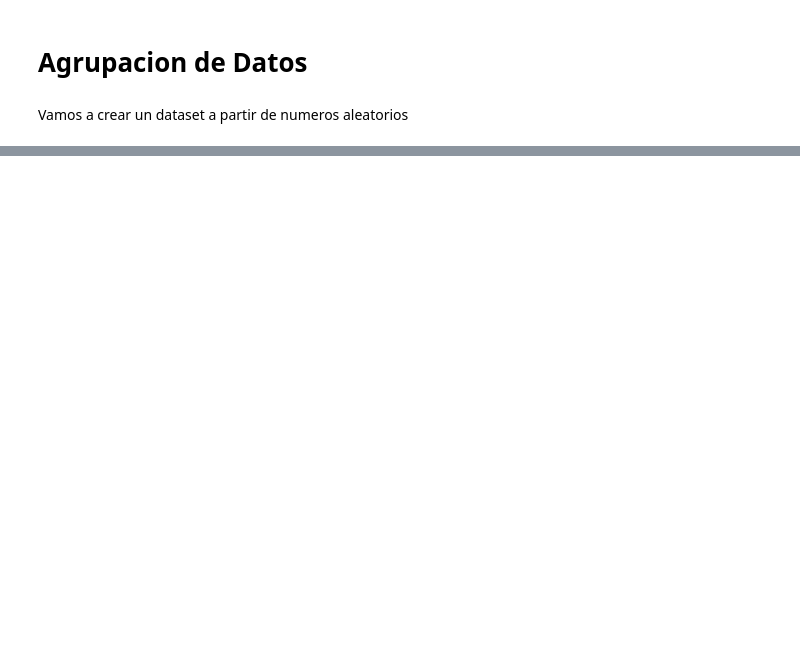
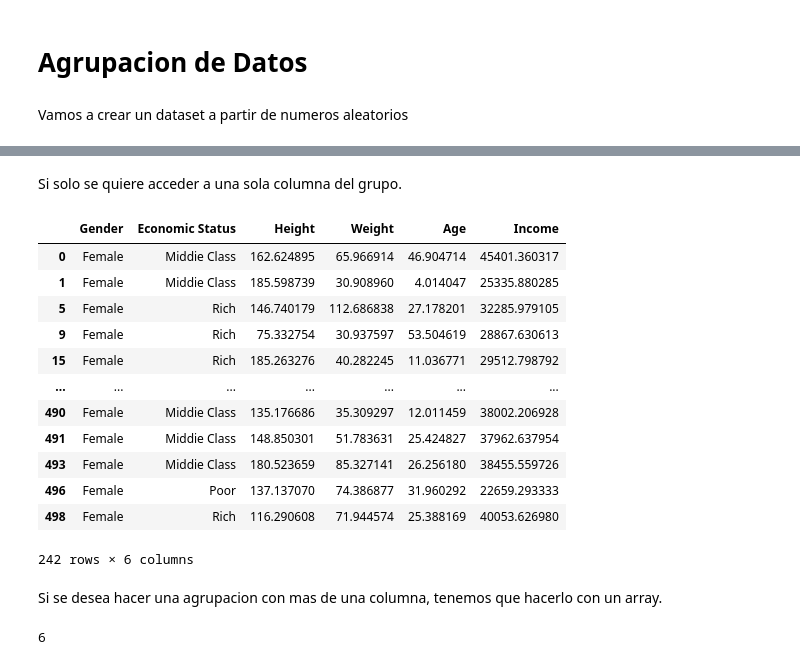
Before and after one commit to fgmolteni/Curso-Ciencia-de-Datos, a Jupyter notebook: seccion_2/S2_3_AgruparDatos.ipynb, the cells around one changed output, grey strips where cells are left out. Drawn from its saved outputs; the diff is of its cells as text; code cells hidden in the pictures; blank space fills up the shorter version.

```diff
--- a/seccion_2/S2_3_AgruparDatos.ipynb
+++ b/seccion_2/S2_3_AgruparDatos.ipynb
@@ -71,0 +68,2 @@ data.head()
+# %%
+grouped_gender = data.groupby("Gender")
@@ -71,0 +96,22 @@ data.head()
+# %% [markdown]
+Si solo se quiere acceder a una sola columna del grupo.
+# %%
+
+grouped_gender.get_group("Female")
+# %% [output]
+|  | Gender | Economic Status | Height | Weight | Age | Income |
+| 0 | Female | Middie Class | 162.624895 | 65.966914 | 46.904714 | 45401.360317 |
+| 1 | Female | Middie Class | 185.598739 | 30.908960 | 4.014047 | 25335.880285 |
+| 5 | Female | Rich | 146.740179 | 112.686838 | 27.178201 | 32285.979105 |
+| 9 | Female | Rich | 75.332754 | 30.937597 | 53.504619 | 28867.630613 |
+| 15 | Female | Rich | 185.263276 | 40.282245 | 11.036771 | 29512.798792 |
+| ... | ... | ... | ... | ... | ... | ... |
+| 490 | Female | Middie Class | 135.176686 | 35.309297 | 12.011459 | 38002.206928 |
+| 491 | Female | Middie Class | 148.850301 | 51.783631 | 25.424827 | 37962.637954 |
+| 493 | Female | Middie Class | 180.523659 | 85.327141 | 26.256180 | 38455.559726 |
+| 496 | Female | Poor | 137.137070 | 74.386877 | 31.960292 | 22659.293333 |
+| 498 | Female | Rich | 116.290608 | 71.944574 | 25.388169 | 40053.626980 |
+242 rows × 6 columns
+# %% [markdown]
+
+Si se desea hacer una agrupacion con mas de una columna, tenemos que hacerlo con un array.
@@ -71,0 +121,5 @@ data.head()
+# %%
+
+len(double_group)
+# %% [output]
+6
```
Also changed, not shown: parts of 60 cells of this notebook.
